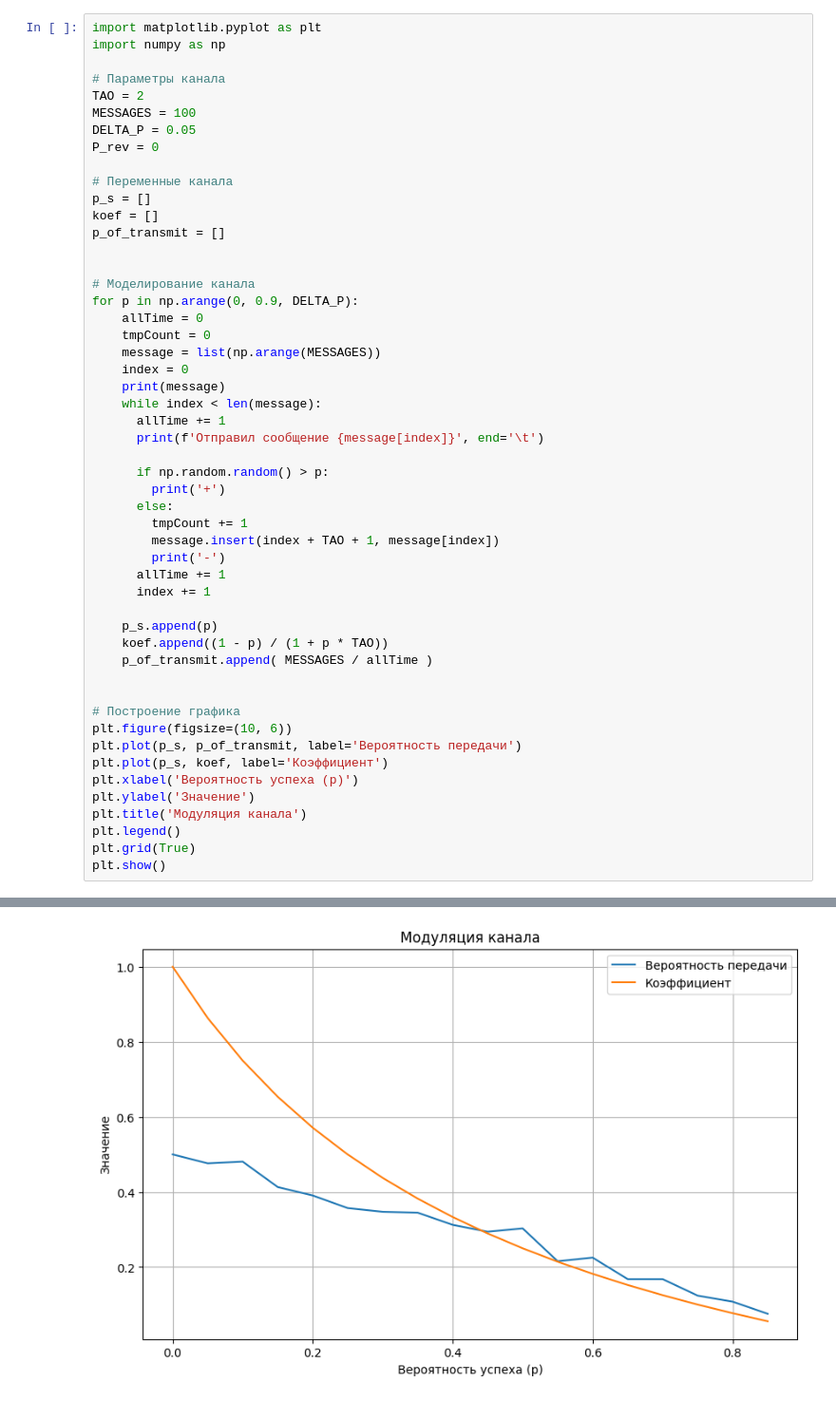
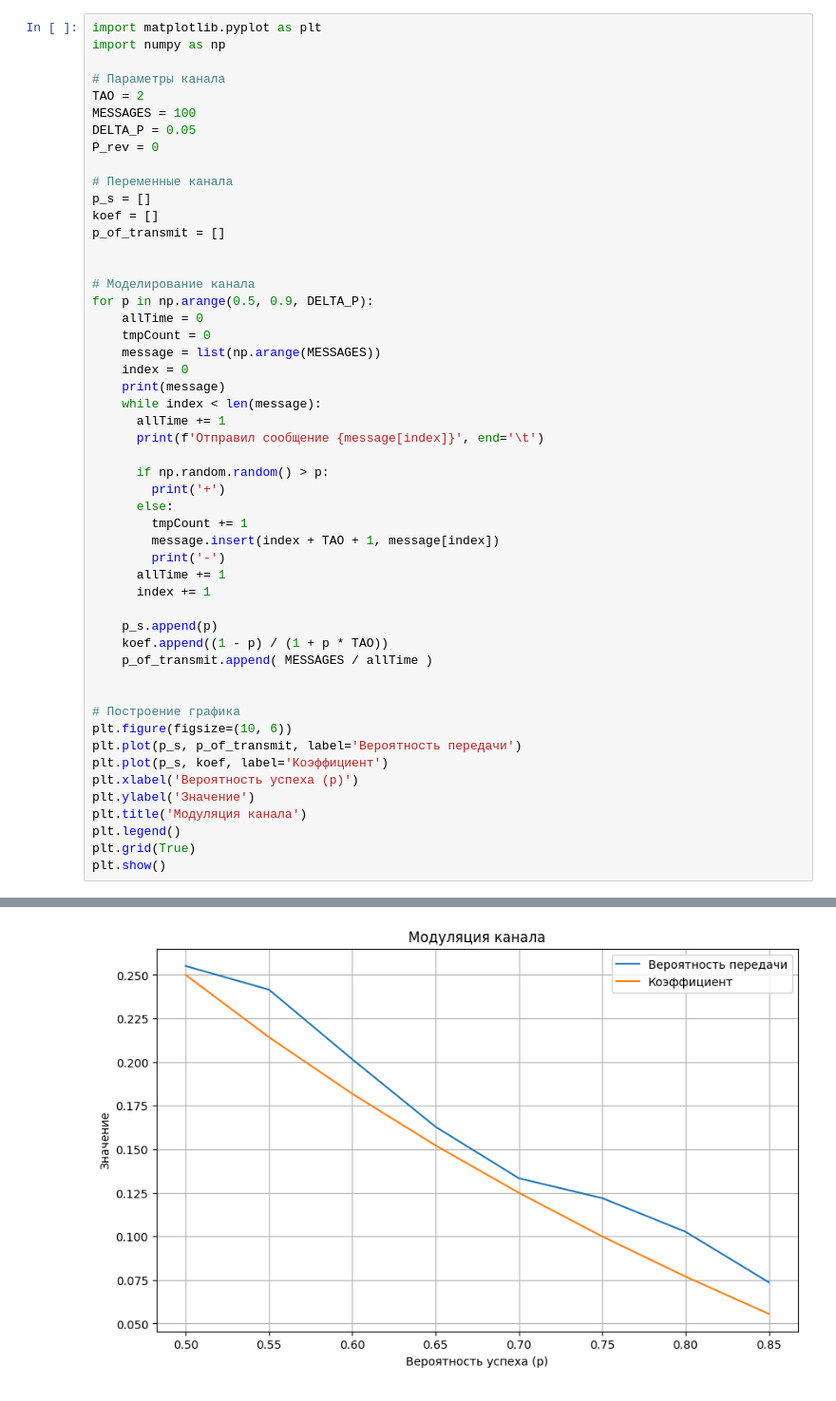
Before and after one commit to Danzo0l/py-laboratory, a Jupyter notebook: Jupyter/infocom_lab2_dopusk.ipynb, the cells around one changed output, grey strips where cells are left out. Shown: that part at 95% size. Saved outputs shown, nothing was run; the diff lists cells and outputs as text.

```diff
--- a/Jupyter/infocom_lab2_dopusk.ipynb
+++ b/Jupyter/infocom_lab2_dopusk.ipynb
@@ -214,7 +214,7 @@ p_of_transmit = []
 
 
 # Моделирование канала
-for p in np.arange(0, 0.9, DELTA_P):
+for p in np.arange(0.5, 0.9, DELTA_P):
     allTime = 0
     tmpCount = 0
     message = list(np.arange(MESSAGES))
@@ -269 +269 @@ plt.show()
-[figure, old version]
+[figure, new version]
```
Also changed, not shown: parts of 1 cell of this notebook, 1 other file.
